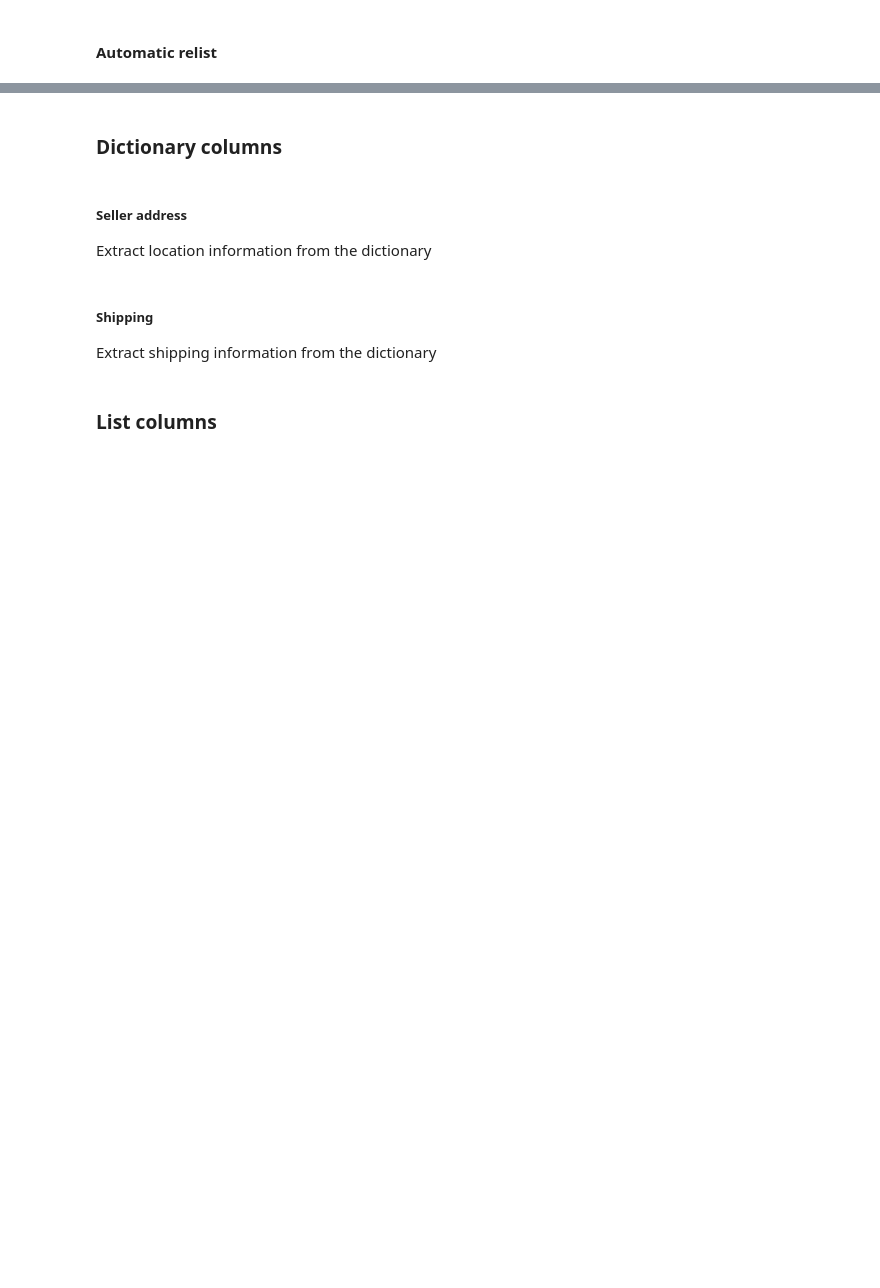
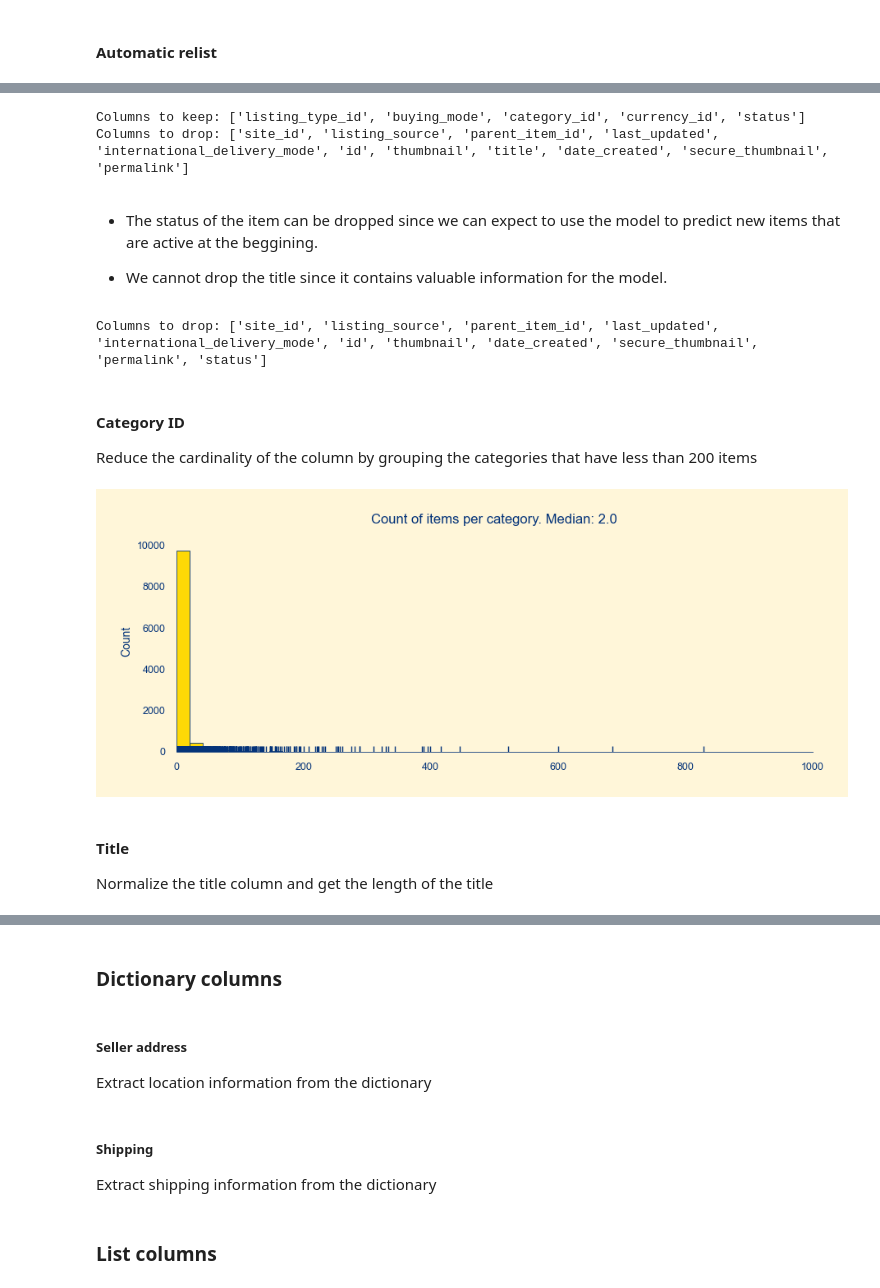
Before and after one commit to dewith/new-or-used, a Jupyter notebook: notebooks/01_data_exploration.ipynb, the cells around one changed output, grey strips where cells are left out. Saved outputs shown, nothing was run; the diff lists cells and outputs as text; code cells hidden in the pictures; blank space fills up the shorter version.

Commit message:
🚢 Preprocess categorical columns

```diff
--- a/notebooks/01_data_exploration.ipynb
+++ b/notebooks/01_data_exploration.ipynb
@@ -141 +190,3 @@ for dtype in set(dtypes.values()):
+# %%
+df.automatic_relist = df.automatic_relist.astype(int)
 # %% [markdown]
@@ -142,0 +196,20 @@ for dtype in set(dtypes.values()):
+# %%
+def describe_cat_col(df, col: str):
+    """Prints the distribution of a categorical column."""
+    print(f'COLUMN: {col}')
+
+    # Eval nulls
+    size = len(df)
+    n_nulls = df[col].isnull().sum()
+    print(f'-> Nulls: {n_nulls} ({n_nulls / size:.1%})')
+
+    # Eval unique values
+    n_unique = df[col].nunique()
+    print(f'-> Unique values: {n_unique}')
+    if n_unique < 10:
+        print(df[col].value_counts())
+    else:
+        print(df[col].value_counts().head(5))
+        print('  ...')
+
+    return n_nulls, n_unique
@@ -142,0 +271,39 @@ for dtype in set(dtypes.values()):
+# %%
+print('Columns to keep:', [col for col in cat_cols if col not in drop_cols])
+print('Columns to drop:', drop_cols)
+# %% [output]
+Columns to keep: ['listing_type_id', 'buying_mode', 'category_id', 'currency_id', 'status']
+Columns to drop: ['site_id', 'listing_source', 'parent_item_id', 'last_updated', 'international_delivery_mode', 'id', 'thumbnail', 'title', 'date_created', 'secure_thumbnail', 'permalink']
+# %% [markdown]
+- The status of the item can be dropped since we can expect to use the model to predict new items that are active at the beggining.
+
+- We cannot drop the title since it contains valuable information for the model.
+# %%
+drop_cols.remove('title')
+drop_cols.append('status')
+print('Columns to drop:', drop_cols)
+# %% [output]
+Columns to drop: ['site_id', 'listing_source', 'parent_item_id', 'last_updated', 'international_delivery_mode', 'id', 'thumbnail', 'date_created', 'secure_thumbnail', 'permalink', 'status']
+# %%
+for col in drop_cols:
+    df.drop(col, axis=1, inplace=True)
+# %% [markdown]
+#### Category ID
+
+Reduce the cardinality of the column by grouping the categories that have less than 200 items
+# %%
+plt.figure(figsize=(10, 3.5), dpi=100)
+category_counts = df.category_id.value_counts()
+sns.histplot(
+    category_counts, bins=200, edgecolor=colors['lines'], linewidth=0.6, alpha=1
+)
+sns.rugplot(category_counts, color=colors['lines'])
+plt.title(
+    'Count of items per category. Median: {:.1f}'.format(category_counts.median())
+)
+plt.xlabel('')
+plt.xlim(0, 1000)
+sns.despine(left=True)
+plt.show()
+# %% [output]
+[figure, added]
@@ -142,0 +313,4 @@ for dtype in set(dtypes.values()):
+# %% [markdown]
+#### Title
+
+Normalize the title column and get the length of the title
```
Also changed, not shown: parts of 22 cells of this notebook, 1 other file.
